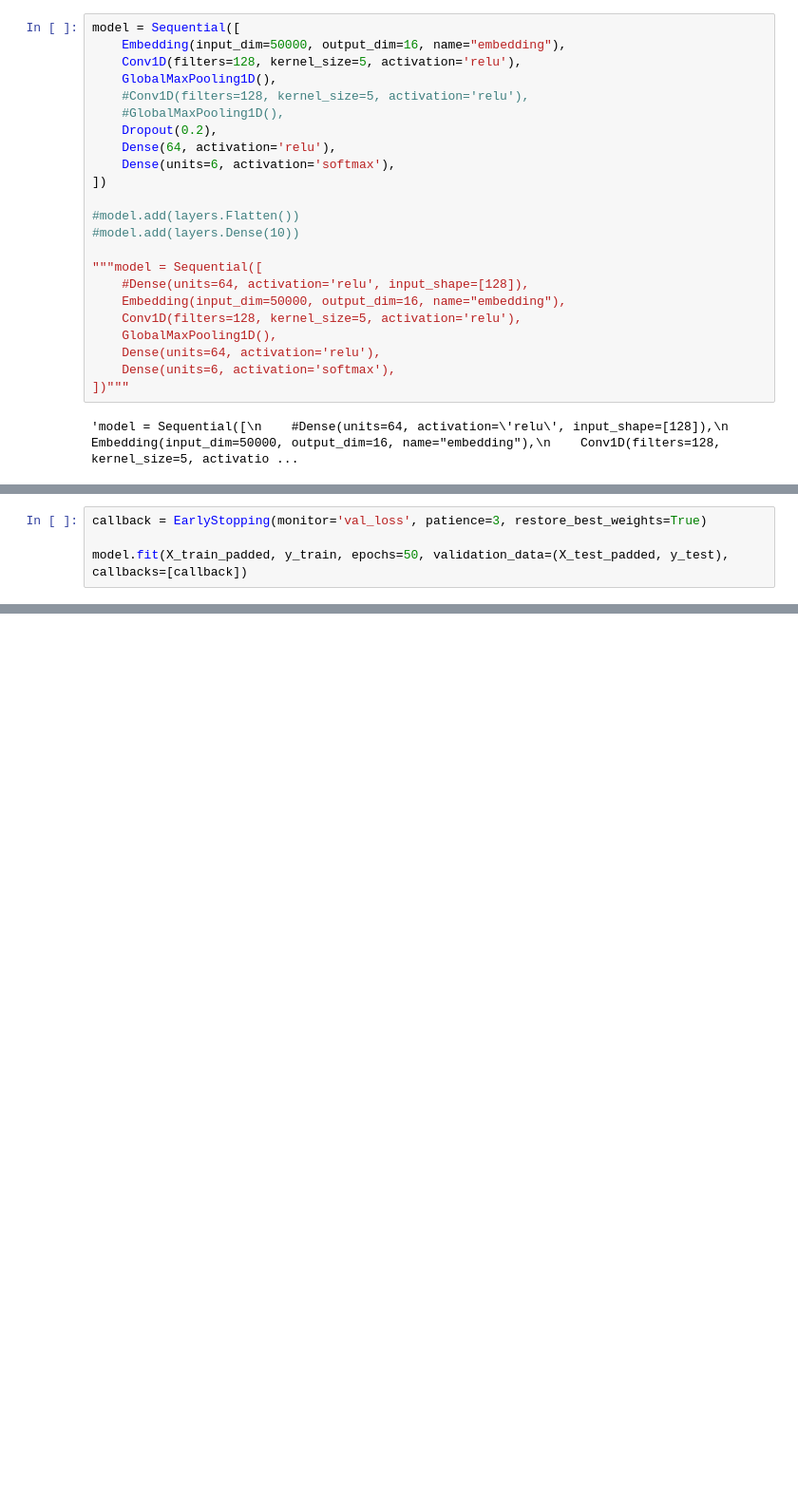
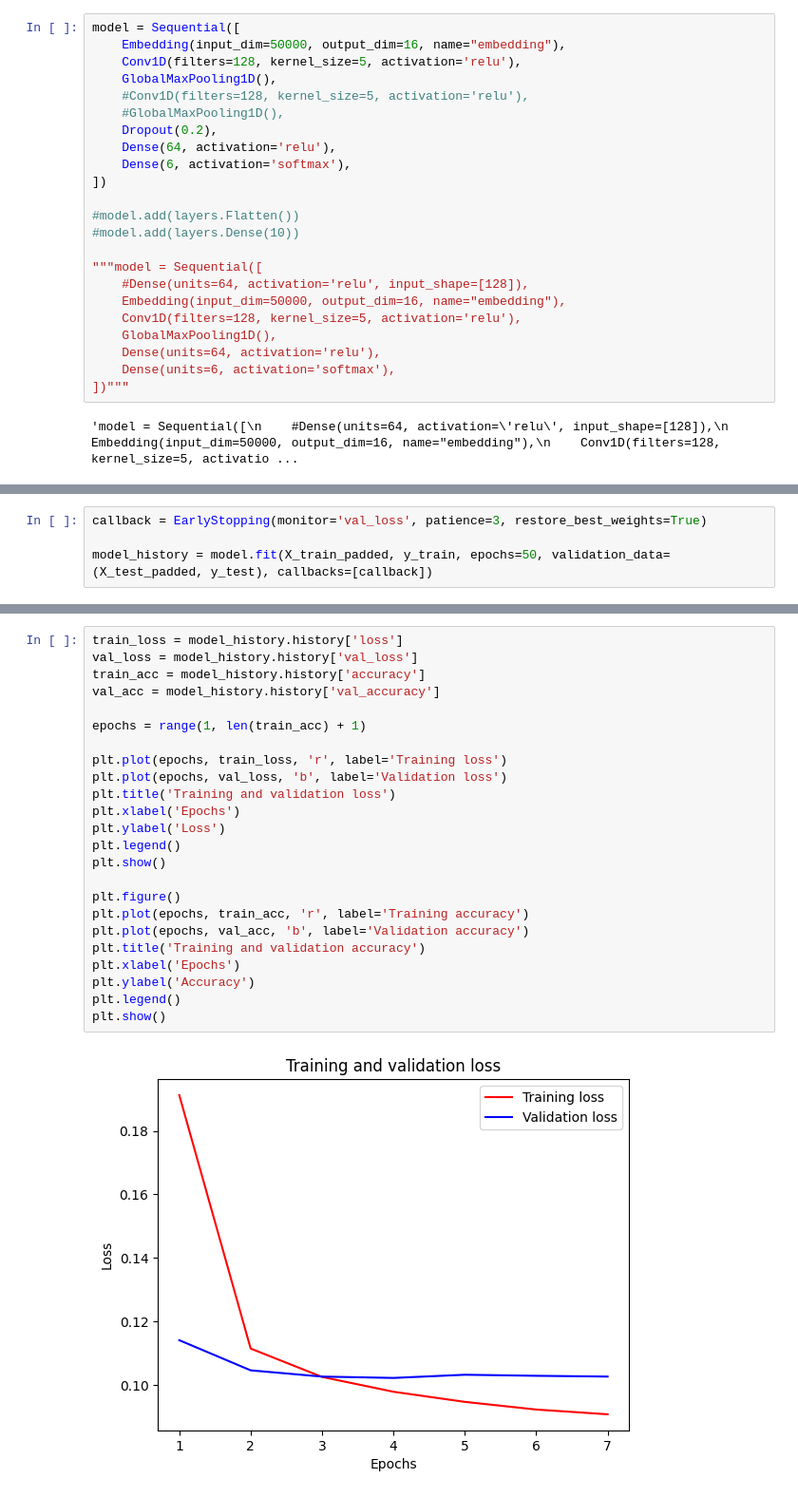
Before and after one commit to jihyopark02/NLP-PROJECT, a Jupyter notebook: emotion.ipynb, the cells around one changed output, grey strips where cells are left out. Shown at 95% size. Cells and saved outputs as stored; diff of their text form; blank space fills up the shorter version.

```diff
--- a/emotion.ipynb
+++ b/emotion.ipynb
@@ -537,7 +482,7 @@ model = Sequential([
     #GlobalMaxPooling1D(),
     Dropout(0.2),
     Dense(64, activation='relu'),
-    Dense(units=6, activation='softmax'),
+    Dense(6, activation='softmax'),
 ])
 
 #model.add(layers.Flatten())
@@ -581,6 +528,6 @@ Model: "sequential_5"
 # %%
 callback = EarlyStopping(monitor='val_loss', patience=3, restore_best_weights=True)
 
-model.fit(X_train_padded, y_train, epochs=50, validation_data=(X_test_padded, y_test), callbacks=[callback])
+model_history = model.fit(X_train_padded, y_train, epochs=50, validation_data=(X_test_padded, y_test), callbacks=[callback])
 # %% [output]
 Epoch 1/50
@@ -607,0 +597,26 @@ Test Accuracy: 0.9361699819564819
+# %%
+train_loss = model_history.history['loss']
+val_loss = model_history.history['val_loss']
+train_acc = model_history.history['accuracy']
+val_acc = model_history.history['val_accuracy']
+
+epochs = range(1, len(train_acc) + 1)
+
+plt.plot(epochs, train_loss, 'r', label='Training loss')
+plt.plot(epochs, val_loss, 'b', label='Validation loss')
+plt.title('Training and validation loss')
+plt.xlabel('Epochs')
+plt.ylabel('Loss')
+plt.legend()
+plt.show()
+
+plt.figure()
+plt.plot(epochs, train_acc, 'r', label='Training accuracy')
+plt.plot(epochs, val_acc, 'b', label='Validation accuracy')
+plt.title('Training and validation accuracy')
+plt.xlabel('Epochs')
+plt.ylabel('Accuracy')
+plt.legend()
+plt.show()
+# %% [output]
+[figure, added]
```
Also changed, not shown: parts of 18 cells of this notebook.
